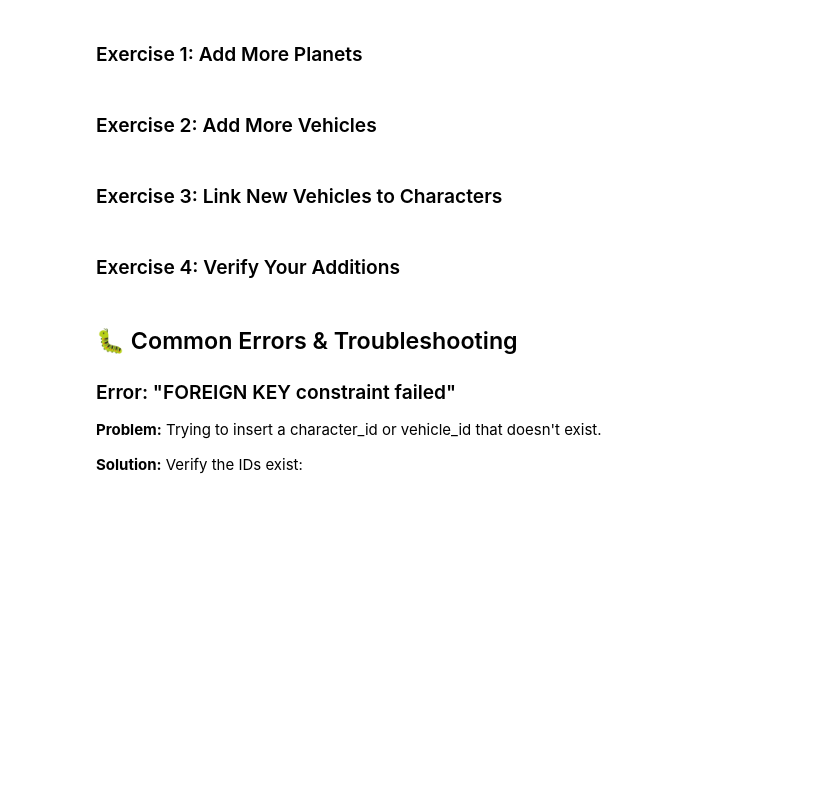
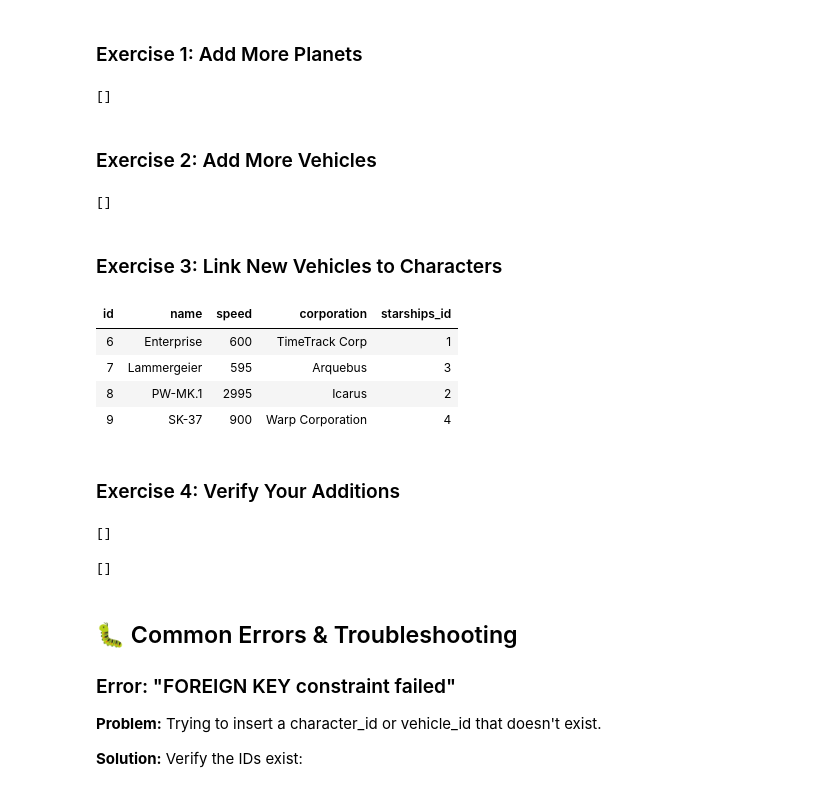
Before and after one commit to TempeHS/2025CT_SQL_Princy.D, a Jupyter notebook: lessons/lesson5_schema.ipynb, the cells around one changed output. Saved outputs shown, nothing was run; the diff lists cells and outputs as text; code cells hidden in the pictures; blank space fills up the shorter version.

```diff
--- a/lessons/lesson5_schema.ipynb
+++ b/lessons/lesson5_schema.ipynb
@@ -416,24 +495,56 @@ Add 2 more planets, 2 more vehicles, and create some new relationships!
 # %%
 %%sql
 -- Exercise 1: Create a table for starships
+CREATE TABLE IF NOT EXISTS starships (
+    id INTEGER PRIMARY KEY AUTOINCREMENT,
+    name TEXT NOT NULL,
+    speed INTEGER,
+    corporation TEXT
+)
+# %% [output]
+[]
 # %% [markdown]
 ### Exercise 2: Add More Vehicles
 # %%
 %%sql
 -- Exercise 2: Insert starship data
+UPDATE starships SET starships_id = 4 WHERE corporation = 'Warp Corporation'
+# %% [output]
+[]
 # %% [markdown]
 ### Exercise 3: Link New Vehicles to Characters
 # %%
 %%sql
 -- Exercise 3: View your starships
+SELECT * from starships
+# %% [output]
+| id | name | speed | corporation | starships_id |
+| 6 | Enterprise | 600 | TimeTrack Corp | 1 |
+| 7 | Lammergeier | 595 | Arquebus | 3 |
+| 8 | PW-MK.1 | 2995 | Icarus | 2 |
+| 9 | SK-37 | 900 | Warp Corporation | 4 |
 # %% [markdown]
 ### Exercise 4: Verify Your Additions
 # %%
 %%sql
 -- Challenge 1: Create species table
+CREATE TABLE IF NOT EXISTS species (
+    id INTEGER PRIMARY KEY AUTOINCREMENT,
+    name TEXT NOT NULL
+)
+# %% [output]
+[]
 # %%
 %%sql
 -- Challenge 1: Insert species data
+INSERT INTO species (name) VALUES
+    ('Human'),
+    ('Yoda'),
+    ('Droid'),
+    ('Augmented Human'),
+    ('Wookie')
+# %% [output]
+[]
 # %% [markdown]
 ## 🐛 Common Errors & Troubleshooting
 
```
Also changed, not shown: parts of 11 cells of this notebook, 1 other file.
